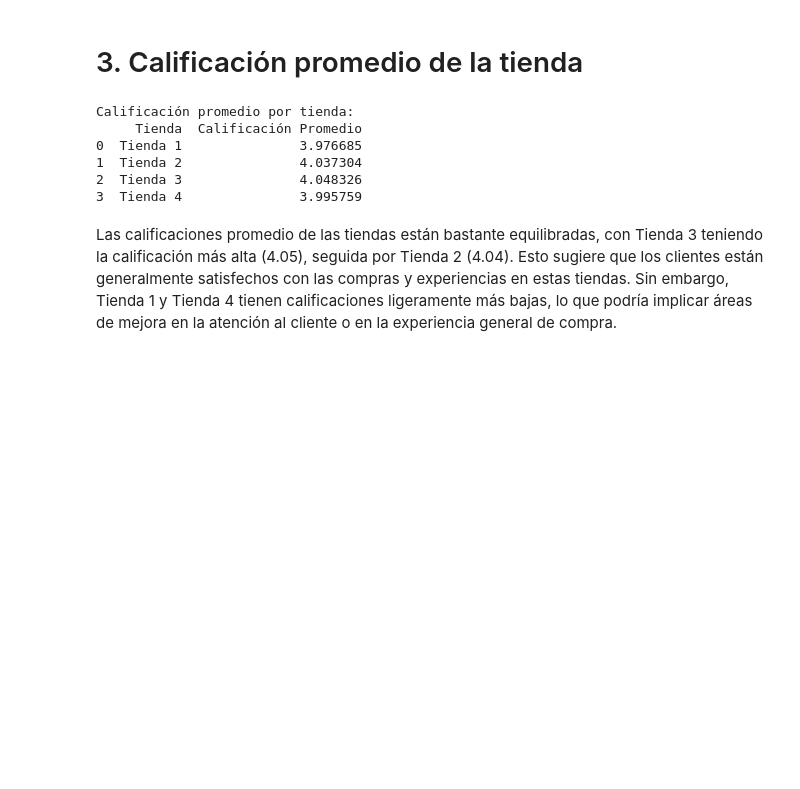
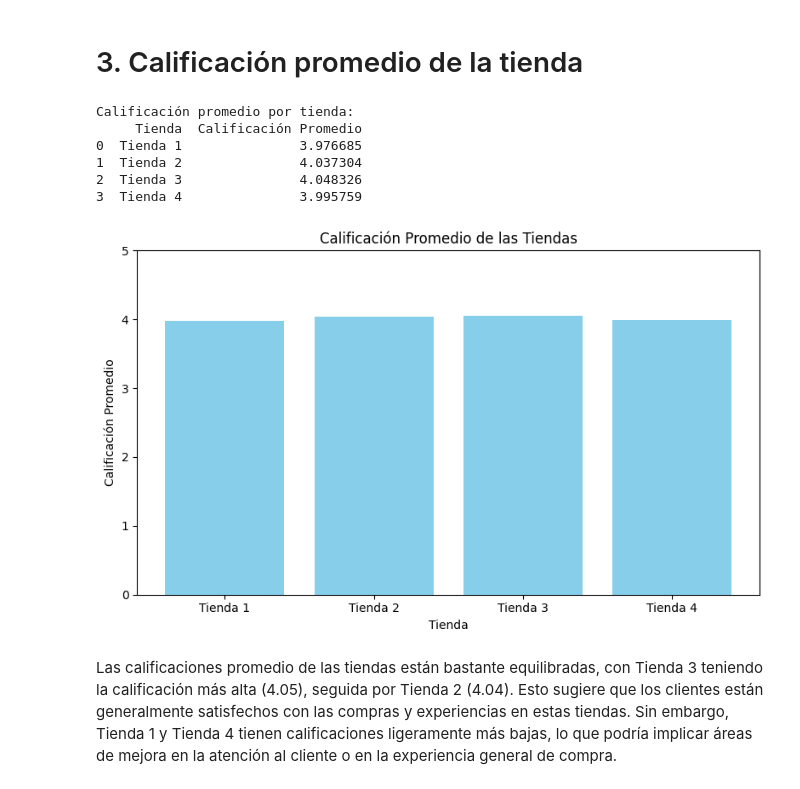
Before and after one commit to NikoGox/alura-store, a Jupyter notebook: AluraStoreLatam.ipynb, the cells around one changed output. Cells and saved outputs as stored; diff of their text form; code cells hidden in the pictures; blank space fills up the shorter version.

```diff
--- a/AluraStoreLatam.ipynb
+++ b/AluraStoreLatam.ipynb
@@ -214,24 +251,39 @@ El análisis de ventas por categoría revela que Electrodomésticos y Electróni
 # %%
 # 3. Calificación promedio de la tienda
 calificacion_tienda1 = tienda['Calificación'].mean()
 calificacion_tienda2 = tienda2['Calificación'].mean()
 calificacion_tienda3 = tienda3['Calificación'].mean()
 calificacion_tienda4 = tienda4['Calificación'].mean()
 
 calificaciones_promedio = pd.DataFrame({
     'Tienda': ['Tienda 1', 'Tienda 2', 'Tienda 3', 'Tienda 4'],
     'Calificación Promedio': [calificacion_tienda1, calificacion_tienda2, calificacion_tienda3, calificacion_tienda4]
 })
 
 print("Calificación promedio por tienda:")
 print(calificaciones_promedio)
+
+# Crear gráfico de barras para visualizar las calificaciones promedio de cada tienda
+import matplotlib.pyplot as plt
+
+plt.figure(figsize=(8, 5))
+plt.bar(calificaciones_promedio['Tienda'], calificaciones_promedio['Calificación Promedio'], color='skyblue')
+plt.title('Calificación Promedio de las Tiendas')
+plt.xlabel('Tienda')
+plt.ylabel('Calificación Promedio')
+plt.ylim(0, 5)  # Asumiendo que la calificación es sobre 5
+plt.tight_layout()
+
+# Mostrar el gráfico
+plt.show()
 # %% [output]
 Calificación promedio por tienda:
      Tienda  Calificación Promedio
 0  Tienda 1               3.976685
 1  Tienda 2               4.037304
 2  Tienda 3               4.048326
 3  Tienda 4               3.995759
+[figure, added]
 # %% [markdown]
 Las calificaciones promedio de las tiendas están bastante equilibradas, con Tienda 3 teniendo la calificación más alta (4.05), seguida por Tienda 2 (4.04). Esto sugiere que los clientes están generalmente satisfechos con las compras y experiencias en estas tiendas. Sin embargo, Tienda 1 y Tienda 4 tienen calificaciones ligeramente más bajas, lo que podría implicar áreas de mejora en la atención al cliente o en la experiencia general de compra.
 # %% [markdown]
```
Also changed, not shown: parts of 7 cells of this notebook.
